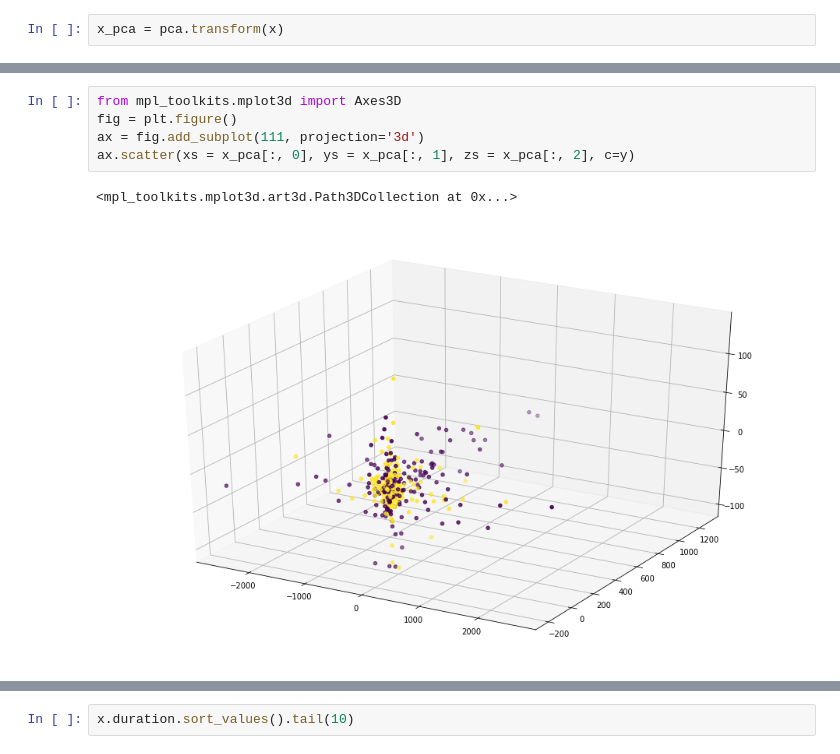
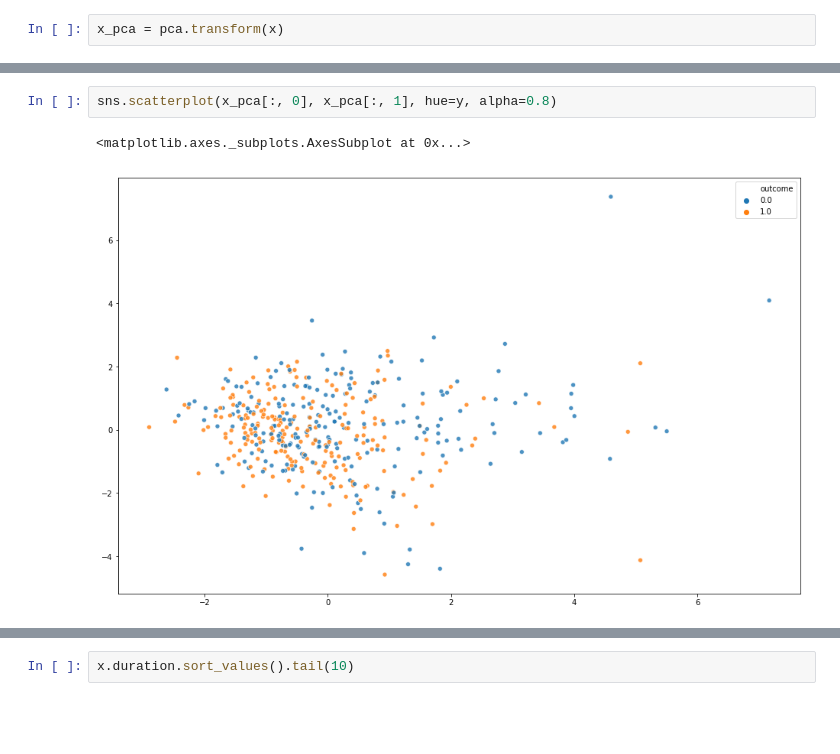
Before and after one commit to sjmalice/Cardiac, a Jupyter notebook: machineLearningSJ.ipynb, the cells around one changed output, grey strips where cells are left out. Saved outputs shown, nothing was run; the diff lists cells and outputs as text; blank space fills up the shorter version.

```diff
--- a/machineLearningSJ.ipynb
+++ b/machineLearningSJ.ipynb
@@ -420,9 +339,6 @@ plt.show()
-# %%
-from mpl_toolkits.mplot3d import Axes3D
-fig = plt.figure()
-ax = fig.add_subplot(111, projection='3d')
-ax.scatter(xs = x_pca[:, 0], ys = x_pca[:, 1], zs = x_pca[:, 2], c=y)
-# %% [output]
-<mpl_toolkits.mplot3d.art3d.Path3DCollection at 0x...>
-[figure, removed]
+# %%
+sns.scatterplot(x_pca[:, 0], x_pca[:, 1], hue=y, alpha=0.8)
+# %% [output]
+<matplotlib.axes._subplots.AxesSubplot at 0x...>
+[figure, added]
 # %%
```
Also changed, not shown: parts of 30 cells of this notebook, 1 other file.
